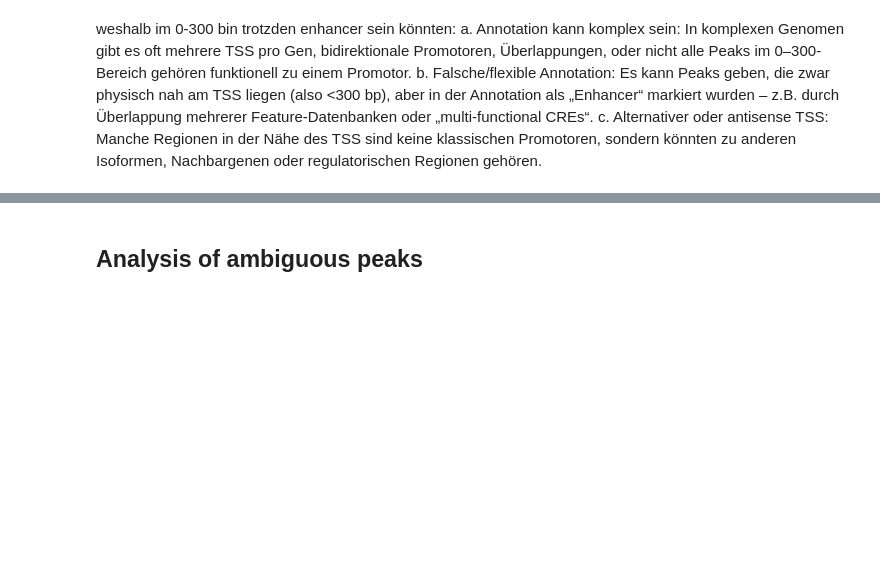
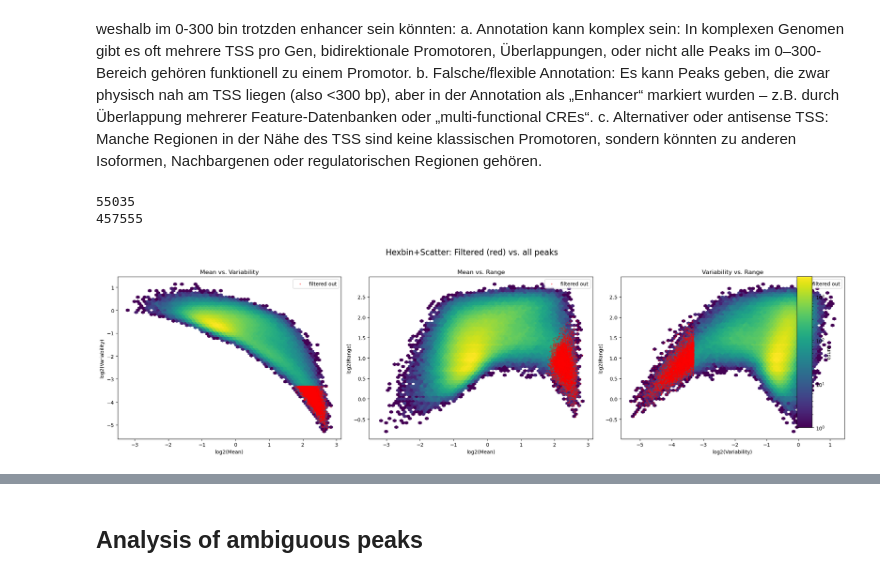
Before and after one commit to Topic2-Gene-Regulation-Immune-Cells/abT-gdT-cells-Team3, a Jupyter notebook: Immune_Cells_abgdT_GeneReg copy.ipynb, the cells around one changed output, grey strips where cells are left out. Drawn from its saved outputs; the diff is of its cells as text; code cells hidden in the pictures; blank space fills up the shorter version.

```diff
--- a/Immune_Cells_abgdT_GeneReg copy.ipynb
+++ b/Immune_Cells_abgdT_GeneReg copy.ipynb
@@ -406,3 +477,61 @@ b. Falsche/flexible Annotation:
 Es kann Peaks geben, die zwar physisch nah am TSS liegen (also <300 bp), aber in der Annotation als „Enhancer“ markiert wurden – z.B. durch Überlappung mehrerer Feature-Datenbanken oder „multi-functional CREs“.
 c. Alternativer oder antisense TSS:
 Manche Regionen in der Nähe des TSS sind keine klassischen Promotoren, sondern könnten zu anderen Isoformen, Nachbargenen oder regulatorischen Regionen gehören.
+# %%
+anzahl_promoter = (ATAC_dis['region_type'] == 'Promoter').sum()
+print(anzahl_promoter)
+anzahl_enhancer = (ATAC_dis['region_type'] == 'Enhancer').sum()
+print(anzahl_enhancer)
+# %% [output]
+55035
+457555
+# %%
+mean_thr = 0.05
+var_thr = 0.1
+range_thr = 0.1
+
+# 2. Markiere Peaks, die zu filtern wären
+ATAC_dis['low_mean'] = ATAC_dis['mean'] < mean_thr
+ATAC_dis['low_variability'] = ATAC_dis['variability'] < var_thr
+ATAC_dis['low_range'] = ATAC_dis['range'] < range_thr
+
+# Filter-Maske: mind. eines der Kriterien erfüllt
+filtered_mask = ATAC_dis['low_mean'] | ATAC_dis['low_variability'] | ATAC_dis['low_range']
+filtered_mask_pval = ATAC_dis[ATAC_dis['_-log10_bestPvalue'] >= 1.3]
+
+# 3. Berechne log2 für Statistiken
+mean_log2 = np.log2(ATAC_dis['mean'] + 1e-3)
+variability_log2 = np.log2(ATAC_dis['variability'] + 1e-3)
+range_log2 = np.log2(ATAC_dis['range'] + 1e-3)
+
+# 4. Plotte 3 Subplots (Hexbin+Scatter)
+fig, axes = plt.subplots(1, 3, figsize=(21, 6))
+
+plots = [
+    (mean_log2, variability_log2, "log2(Mean)", "log2(Variability)", "Mean vs. Variability"),
+    (mean_log2, range_log2, "log2(Mean)", "log2(Range)", "Mean vs. Range"),
+    (variability_log2, range_log2, "log2(Variability)", "log2(Range)", "Variability vs. Range"),
+]
+
+for ax, (x, y, xlabel, ylabel, title) in zip(axes, plots):
+    # Hexbin für alle Peaks
+    hb = ax.hexbin(x, y, gridsize=60, cmap='viridis', norm=LogNorm())
+    # Scatter für gefilterte Peaks
+    ax.scatter(
+        x[filtered_mask], y[filtered_mask],
+        color='red', s=4, alpha=0.3, label="filtered out"
+    )
+    ax.set_xlabel(xlabel)
+    ax.set_ylabel(ylabel)
+    ax.set_title(title)
+    ax.legend()
+
+fig.suptitle("Hexbin+Scatter: Filtered (red) vs. all peaks", fontsize=16)
+plt.tight_layout(rect=[0, 0, 1, 0.97])
+# Gemeinsame Colorbar für alle Subplots
+cbar_ax = fig.add_axes([0.93, 0.15, 0.02, 0.7])
+fig.colorbar(hb, cax=cbar_ax, label='count')
+
+plt.show()
+# %% [output]
+[figure, added]
```
Also changed, not shown: parts of 10 cells of this notebook, 2 other files.
